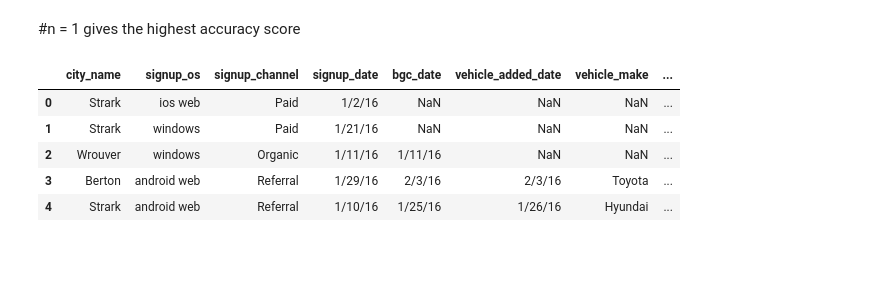
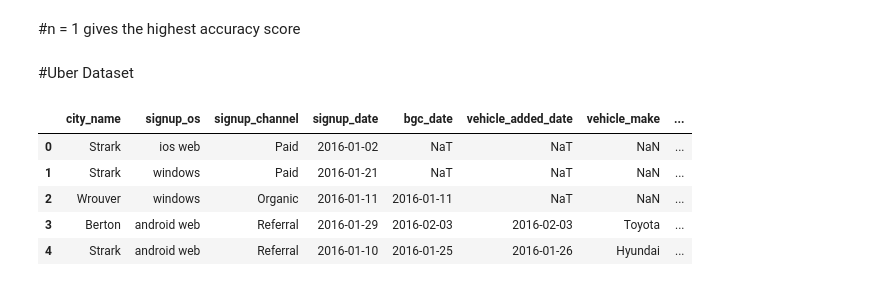
Before and after one commit to th1rt3en/AI, a Jupyter notebook: lab5/Untitled.ipynb, the cells around one changed output. Drawn from its saved outputs; the diff is of its cells as text; code cells hidden in the pictures; blank space fills up the shorter version.

```diff
--- a/lab5/Untitled.ipynb
+++ b/lab5/Untitled.ipynb
@@ -113,13 +106,15 @@ n = 5 accuracy_score = 0.677966101695
 n = 20 accuracy_score = 0.762711864407
 # %% [markdown]
 #n = 1 gives the highest accuracy score
+# %% [markdown]
+#Uber Dataset
 # %%
-uber = pd.read_csv('uber.csv').iloc[:,1:]
+uber = pd.read_csv('uber.csv', parse_dates=['signup_date', 'bgc_date', 'vehicle_added_date', 'first_completed_date'], na_values=['', 'NA']).iloc[:,1:]
 uber.head()
 # %% [output]
 |  | city_name | signup_os | signup_channel | signup_date | bgc_date | vehicle_added_date | vehicle_make | ... |
-| 0 | Strark | ios web | Paid | 1/2/16 | NaN | NaN | NaN | ... |
-| 1 | Strark | windows | Paid | 1/21/16 | NaN | NaN | NaN | ... |
-| 2 | Wrouver | windows | Organic | 1/11/16 | 1/11/16 | NaN | NaN | ... |
-| 3 | Berton | android web | Referral | 1/29/16 | 2/3/16 | 2/3/16 | Toyota | ... |
-| 4 | Strark | android web | Referral | 1/10/16 | 1/25/16 | 1/26/16 | Hyundai | ... |
+| 0 | Strark | ios web | Paid | 2016-01-02 | NaT | NaT | NaN | ... |
+| 1 | Strark | windows | Paid | 2016-01-21 | NaT | NaT | NaN | ... |
+| 2 | Wrouver | windows | Organic | 2016-01-11 | 2016-01-11 | NaT | NaN | ... |
+| 3 | Berton | android web | Referral | 2016-01-29 | 2016-02-03 | 2016-02-03 | Toyota | ... |
+| 4 | Strark | android web | Referral | 2016-01-10 | 2016-01-25 | 2016-01-26 | Hyundai | ... |
```
Also changed, not shown: parts of 8 cells of this notebook, 2 other files.
